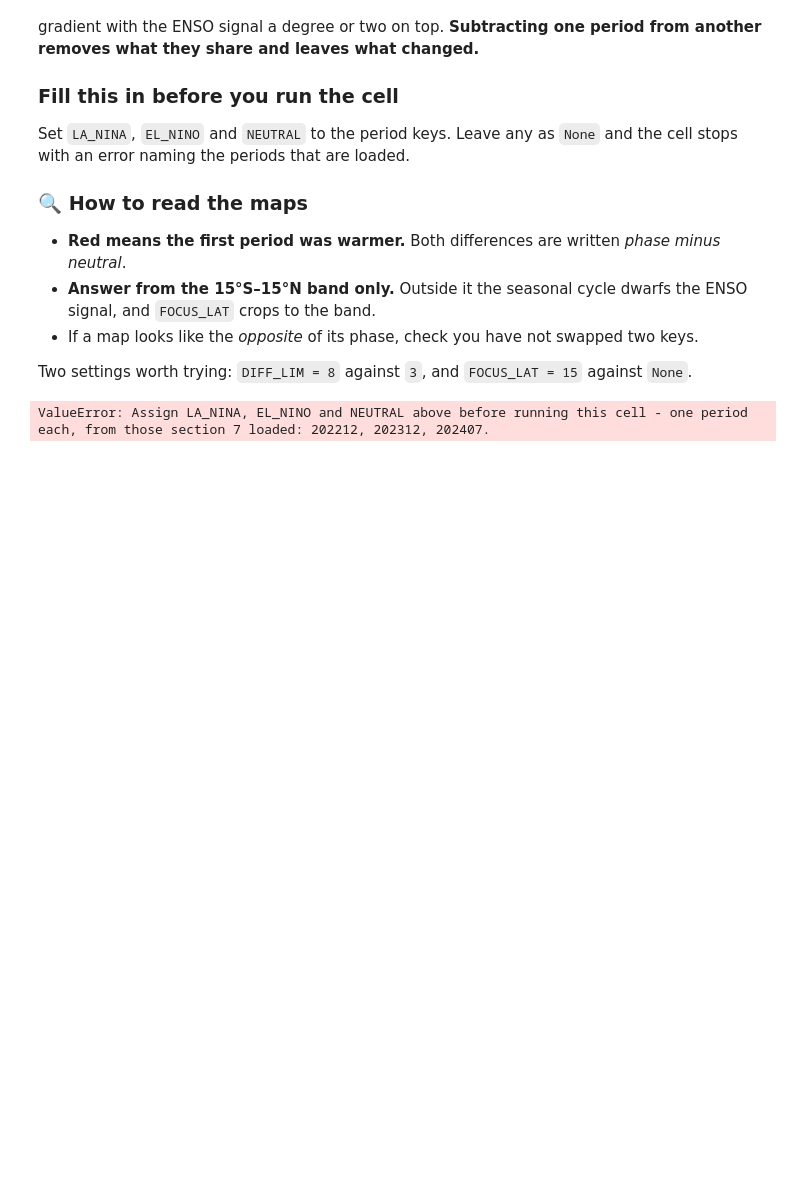
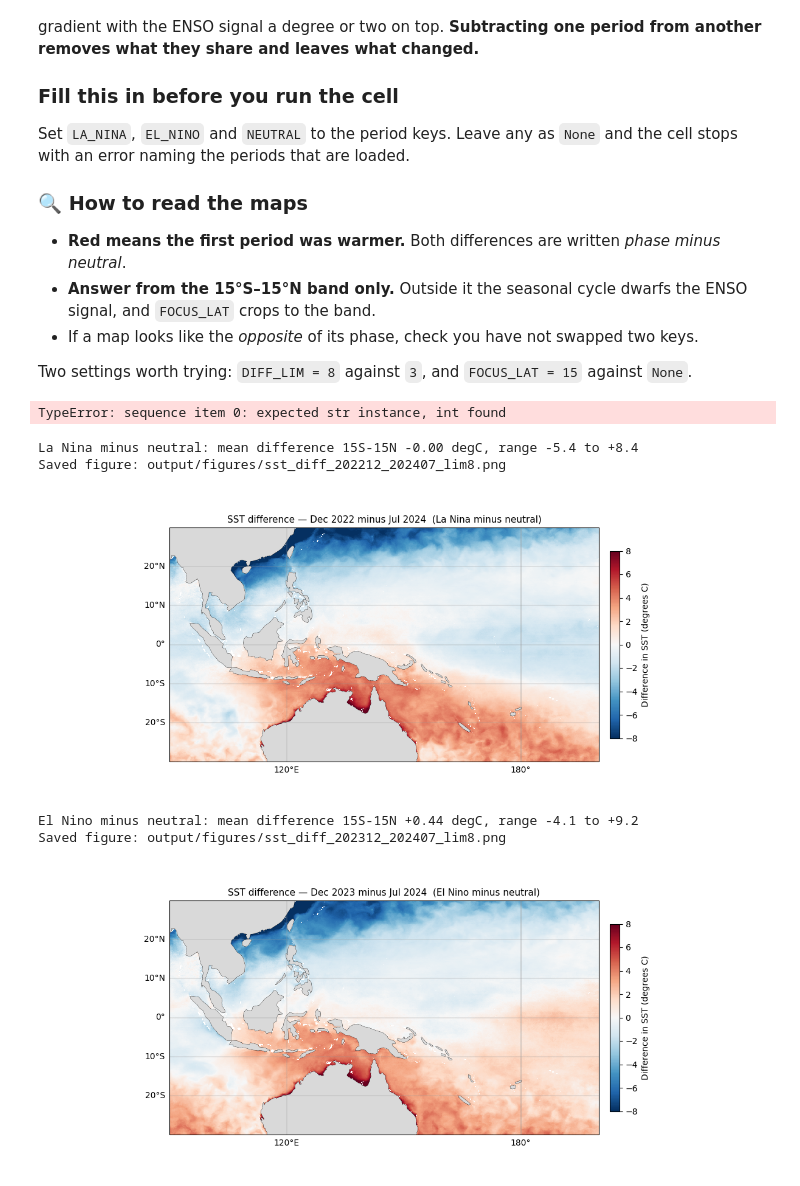
Before and after one commit to Ivan-hub09/eyes-on-earth-tutorials-public, a Jupyter notebook: 2.2_Sea_Surface_Temperature_with_Himawari/2.2.1_Himawari_SST_colab.ipynb, the cells around one changed output. Drawn from its saved outputs; the diff is of its cells as text; code cells hidden in the pictures; blank space fills up the shorter version.

```diff
--- a/2.2_Sea_Surface_Temperature_with_Himawari/2.2.1_Himawari_SST_colab.ipynb
+++ b/2.2_Sea_Surface_Temperature_with_Himawari/2.2.1_Himawari_SST_colab.ipynb
@@ -720,9 +719,9 @@ FOCUS_LAT = None      # e.g. 15 to crop to 15S-15N; None for the whole disc
 # --- Fill this in --------------------------------------------------------
 # Assign each period to its ENSO phase, from a published index rather than
 # from these maps. That is question 4. The keys are "202212", "202312", "202407".
-LA_NINA = None
-EL_NINO = None
-NEUTRAL = None
+LA_NINA = 202212
+EL_NINO = 202312
+NEUTRAL = 202407
 # -------------------------------------------------------------------------
 
 assigned = {"La Nina": LA_NINA, "El Nino": EL_NINO, "neutral": NEUTRAL}
@@ -768,4 +767,67 @@ for first, second, phase in DIFFS:
     save_fig(fig, f"sst_diff_{first}_{second}_lim{DIFF_LIM:g}" + (f"_lat{FOCUS_LAT}" if FOCUS_LAT else ""))
     plt.show()
 # %% [output]
-ValueError: Assign LA_NINA, EL_NINO and NEUTRAL above before running this cell - one period each, from those section 7 loaded: 202212, 202312, 202407.
+TypeError: sequence item 0: expected str instance, int found
+# %%
+# ── Try changing these ────────────────────────────────────────────────────
+DIFF_LIM = 8.0        # degrees C, symmetric about zero - try 3 for the tropics
+FOCUS_LAT = None      # e.g. 15 to crop to 15S-15N; None for the whole disc
+# ─────────────────────────────────────────────────────────────────────────
+
+# --- Fill this in --------------------------------------------------------
+# Assign each period to its ENSO phase, from a published index rather than
+# from these maps. That is question 4. The keys are "202212", "202312", "202407".
+LA_NINA = "202212"
+EL_NINO = "202312"
+NEUTRAL = "202407"
+# -------------------------------------------------------------------------
+
+assigned = {"La Nina": LA_NINA, "El Nino": EL_NINO, "neutral": NEUTRAL}
+loaded = ", ".join(sorted(pacific))
+
+if None in assigned.values():
+    raise ValueError(
+        "Assign LA_NINA, EL_NINO and NEUTRAL above before running this cell - "
+        f"one period each, from those section 7 loaded: {loaded}.")
+
+if len(set(assigned.values())) != 3:
+    raise ValueError(
+        f"Each period belongs to exactly one phase, but you have: {assigned}")
+
+unknown = sorted(set(assigned.values()) - set(pacific.keys()))
+if unknown:
+    raise ValueError(
+        f"No SST loaded for {', '.join(unknown)}. Section 7 has: {loaded}. "
+        "Check the spelling, or re-run the download in section 2.")
+
+# Both differences are taken against the neutral period, so what survives the
+# subtraction is the ENSO signal rather than the season.
+DIFFS = [(LA_NINA, NEUTRAL, "La Nina minus neutral"),
+         (EL_NINO, NEUTRAL, "El Nino minus neutral")]
+
+for first, second, phase in DIFFS:
+    # Same grid, so this is a straight cell-by-cell subtraction.
+    diff = pacific[first] - pacific[second]
+    if FOCUS_LAT is not None:
+        diff = diff.sel(lat=slice(FOCUS_LAT, -FOCUS_LAT))   # lat runs north to south
+
+    fig, ax = plt.subplots(figsize=(12, 5), subplot_kw={"projection": PACIFIC})
+    im = draw_pacific(diff, ax, cmap="RdBu_r", vmin=-DIFF_LIM, vmax=DIFF_LIM)
+    if FOCUS_LAT is not None:
+        ax.set_extent(PACIFIC_EXTENT[:2] + [-FOCUS_LAT, FOCUS_LAT], crs=PACIFIC)
+    band = diff.sel(lat=slice(15, -15))
+    print(f"{phase}: mean difference 15S-15N {float(band.mean()):+.2f} degC, "
+          f"range {float(band.min()):+.1f} to {float(band.max()):+.1f}")
+    ax.set_title(f"SST difference — {period_label(first)} minus "
+                 f"{period_label(second)}  ({phase})", fontsize=11)
+    fig.colorbar(im, ax=ax, shrink=0.8, pad=0.02,
+                 label="Difference in SST (degrees C)")
+    save_fig(fig, f"sst_diff_{first}_{second}_lim{DIFF_LIM:g}" + (f"_lat{FOCUS_LAT}" if FOCUS_LAT else ""))
+    plt.show()
+# %% [output]
+La Nina minus neutral: mean difference 15S-15N -0.00 degC, range -5.4 to +8.4
+Saved figure: output/figures/sst_diff_202212_202407_lim8.png
+[figure, added]
+El Nino minus neutral: mean difference 15S-15N +0.44 degC, range -4.1 to +9.2
+Saved figure: output/figures/sst_diff_202312_202407_lim8.png
+[figure, added]
```
Also changed, not shown: parts of 3 cells of this notebook.
